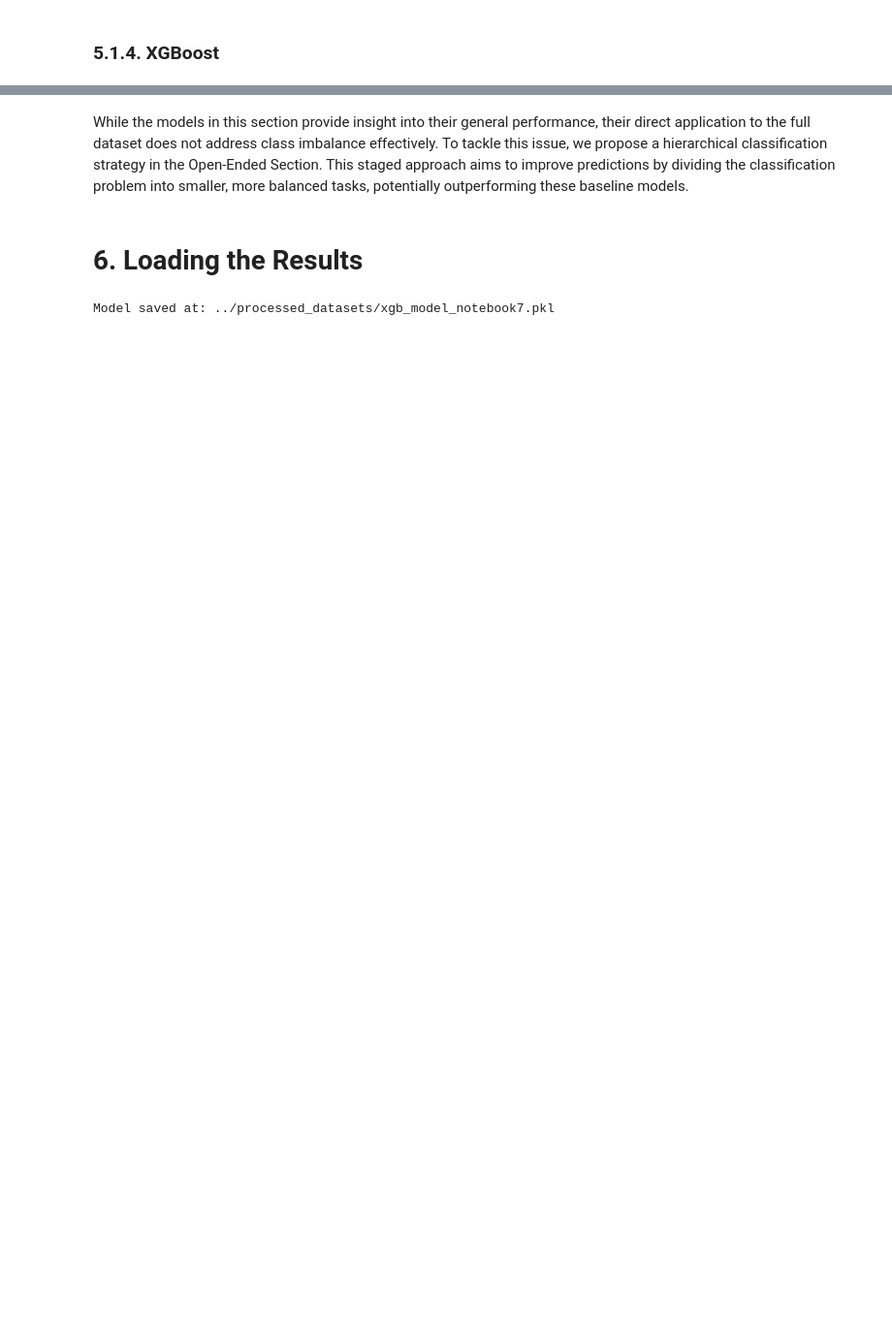
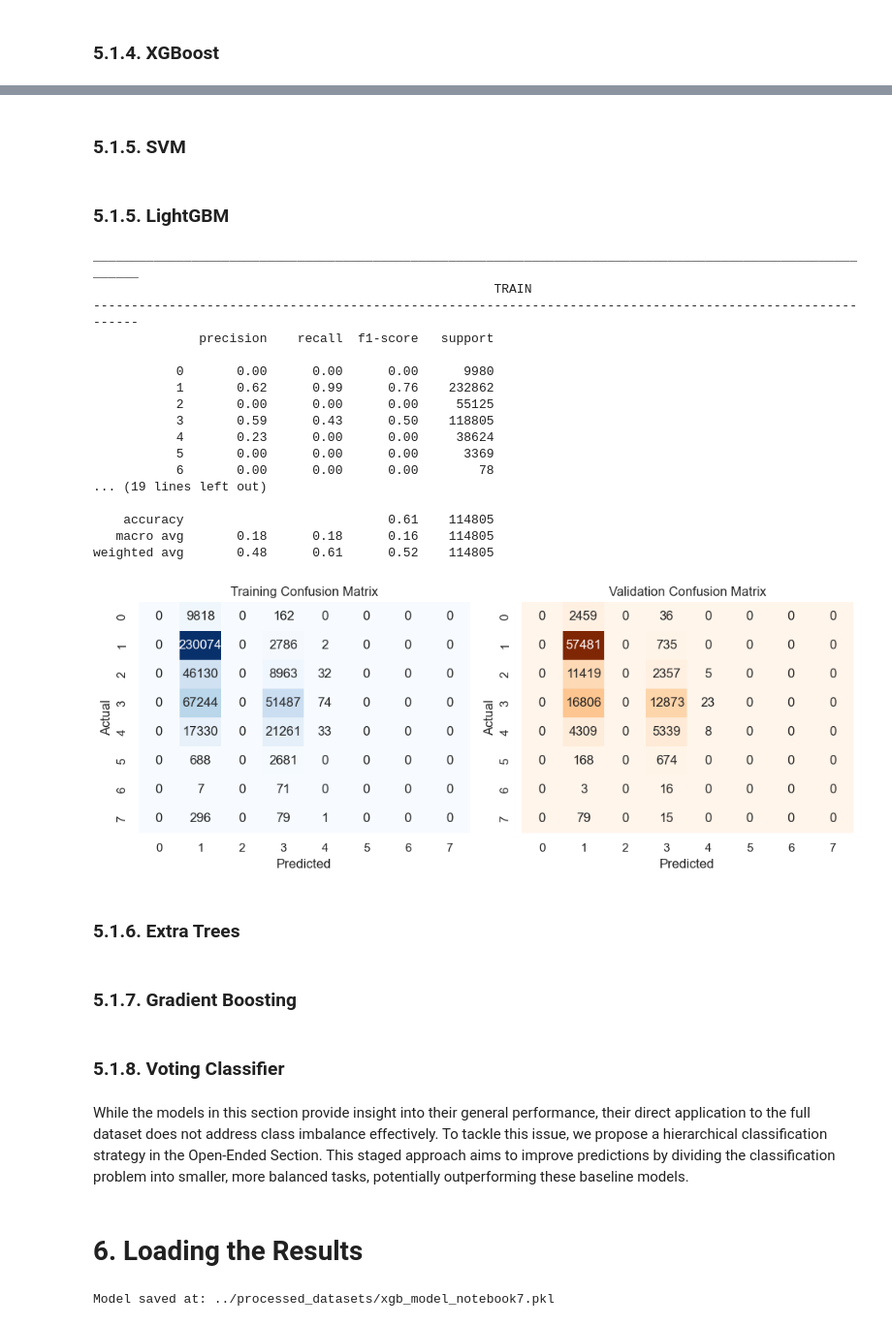
Before and after one commit to xandga/Machine_Learning_project, a Jupyter notebook: Deliverables/7. Flat Modeling - Baseline Predictions.ipynb, the cells around one changed output, grey strips where cells are left out. Shown at 97% size. Cells and saved outputs as stored; diff of their text form; code cells hidden in the pictures; blank space fills up the shorter version.

```diff
--- a/Deliverables/7. Flat Modeling - Baseline Predictions.ipynb
+++ b/Deliverables/7. Flat Modeling - Baseline Predictions.ipynb
@@ -769,0 +749,62 @@ Time taken for XGBoost: 11.39 seconds
+# %% [markdown]
+### 5.1.5. SVM <a class="anchor" id="sub_section_5_1_5"></a>
+# %%
+from sklearn.svm import SVC
+from sklearn.preprocessing import StandardScaler
+import time
+
+# Scale the dataset
+scaler = StandardScaler()
+X_train_scaled = scaler.fit_transform(X_train_final)
+X_val_scaled = scaler.transform(X_val_final)
+
+# Start timing
+start_time = time.time()
+
+# Initialize the SVM model
+svm_model = SVC(kernel='rbf', C=1.0, gamma='scale', random_state=42)
+
+# Fit the model on the scaled training data
+svm_model.fit(X_train_scaled, y_train_encoded)
+
+# Make predictions on the scaled training and validation datasets
+y_pred_svm_train = svm_model.predict(X_train_scaled)
+y_pred_svm_val = svm_model.predict(X_val_scaled)
+
+# Evaluate the model using the `metrics` function
+metrics(y_train_encoded, y_pred_svm_train, y_val_encoded, y_pred_svm_val)
+
+# End timing
+end_time = time.time()
+print(f"Time taken for SVM: {end_time - start_time:.2f} seconds")
+# %% [markdown]
+### 5.1.5. LightGBM <a class="anchor" id="sub_section_5_1_5"></a>
+# %%
+from sklearn.linear_model import RidgeClassifier
+
+ridge_model = RidgeClassifier()
+ridge_model.fit(X_train_final, y_train_encoded)
+y_pred_ridge_train = ridge_model.predict(X_train_final)
+y_pred_ridge_val = ridge_model.predict(X_val_final)
+metrics(y_train_encoded, y_pred_ridge_train, y_val_encoded, y_pred_ridge_val)
+# %% [output]
+___________________________________________________________________________________________________________
+                                                     TRAIN
+-----------------------------------------------------------------------------------------------------------
+              precision    recall  f1-score   support
+
+           0       0.00      0.00      0.00      9980
+           1       0.62      0.99      0.76    232862
+           2       0.00      0.00      0.00     55125
+           3       0.59      0.43      0.50    118805
+           4       0.23      0.00      0.00     38624
+           5       0.00      0.00      0.00      3369
+           6       0.00      0.00      0.00        78
+... (19 lines left out)
+
+    accuracy                           0.61    114805
+   macro avg       0.18      0.18      0.16    114805
+weighted avg       0.48      0.61      0.52    114805
+[figure, added]
+# %% [markdown]
+### 5.1.6. Extra Trees <a class="anchor" id="sub_section_5_1_5"></a>
@@ -769,0 +819,2 @@ Time taken for XGBoost: 11.39 seconds
+# %% [markdown]
+### 5.1.7. Gradient Boosting <a class="anchor" id="sub_section_5_1_5"></a>
@@ -769,0 +829,2 @@ Time taken for XGBoost: 11.39 seconds
+# %% [markdown]
+### 5.1.8. Voting Classifier <a class="anchor" id="sub_section_5_1_5"></a>
```
Also changed, not shown: parts of 13 cells of this notebook.
